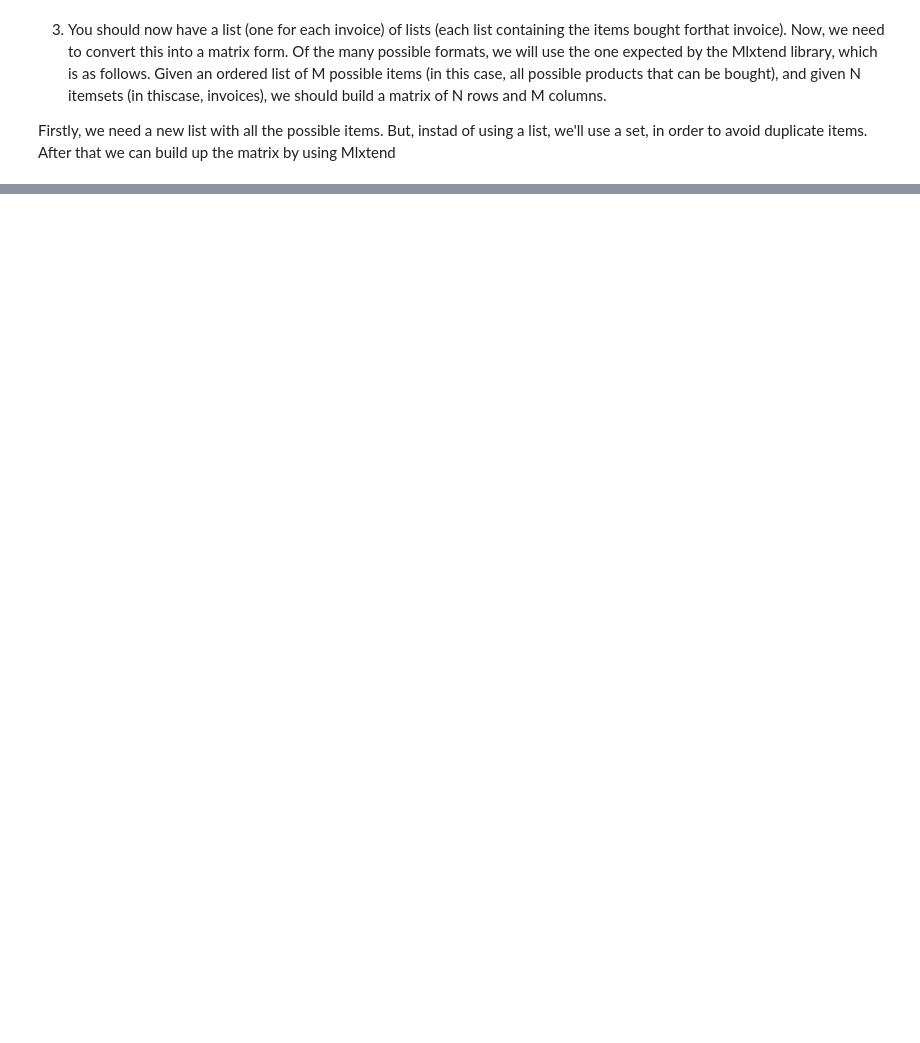
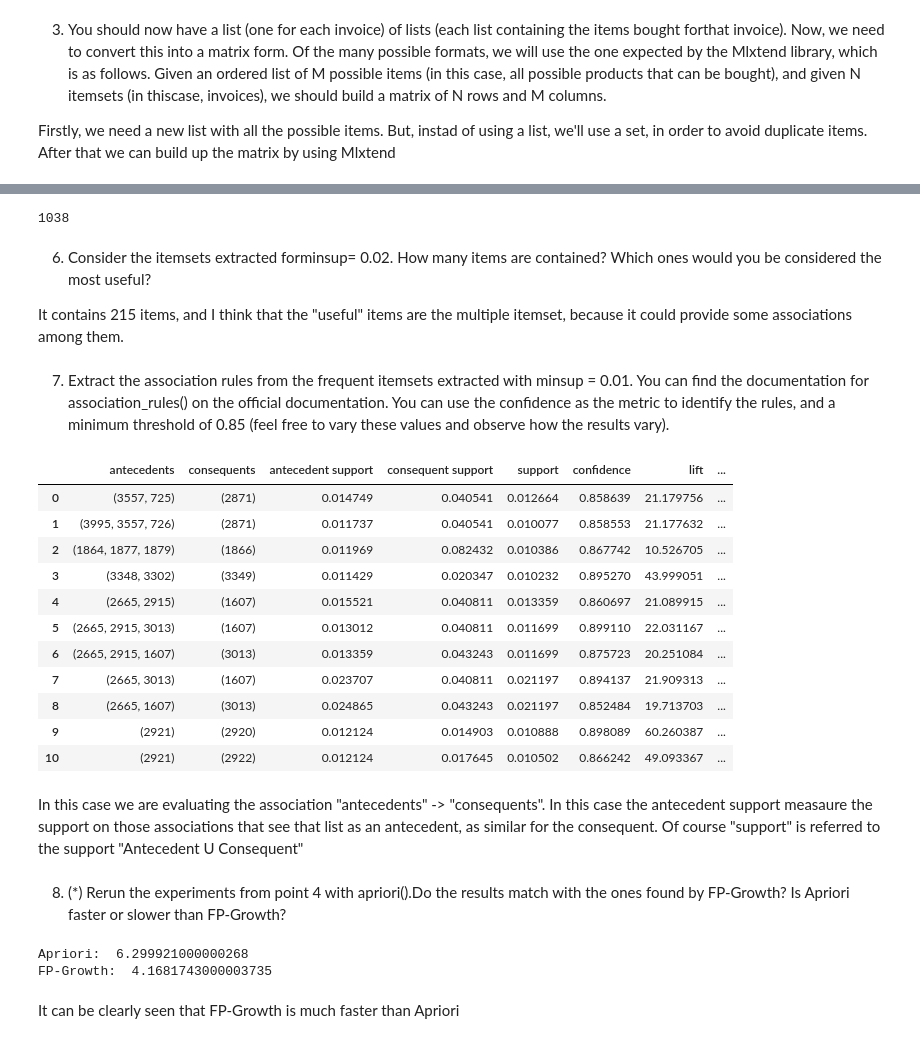
Before and after one commit to francescodisalvo05/Data-Science-Lab-Exercises, a Jupyter notebook: Notebooks/3-Laboratory-22-10-2020.ipynb, the cells around one changed output, grey strips where cells are left out. Drawn from its saved outputs; the diff is of its cells as text; code cells hidden in the pictures; blank space fills up the shorter version.

```diff
--- a/Notebooks/3-Laboratory-22-10-2020.ipynb
+++ b/Notebooks/3-Laboratory-22-10-2020.ipynb
@@ -53,14 +50,11 @@ dict.appen
 # %%
 invoices = {}
 
-# add the first transaction item
-transactions.append([OR_dataset[0][2]])
-
-for i,transaction in enumerate(OR_dataset[1:],start=1):
+for i,transaction in enumerate(OR_dataset):
     """
-        if the current transaction record has the same ID
-        of the previous one, add it to the last bucket of
-        transactions
+        if invoices contains already a set of items for
+        that transaction, it will be added, otherwise
+        I'll define another keyword in the dictionary
     """
     if transaction[0] not in invoices:
         invoices[transaction[0]] = [transaction[2]]
@@ -104,0 +100,2 @@ matrix
+# %%
+matrix = [ [ int(x in row) for x in items  ] for row in invoices.values() ]
@@ -104,0 +108,4 @@ matrix
+# %%
+import pandas as pd
+
+df = pd.DataFrame(data=matrix, columns=items)
@@ -104,0 +173,44 @@ matrix
+# %%
+fi_01 = fpgrowth(df, 0.01)
+print(len(fi_01))
+# %% [output]
+1038
+# %% [markdown]
+6. Consider the itemsets extracted forminsup= 0.02. How many items are contained? Which ones would you be considered the most useful?
+
+It contains 215 items, and I think that the "useful" items are the multiple itemset, because it could provide some associations among them.
+# %% [markdown]
+7. Extract the association rules from the frequent itemsets extracted with minsup = 0.01. You can find the documentation for association_rules() on the official documentation. You can use the confidence as the metric to identify the rules, and a minimum threshold of 0.85 (feel free to vary these values and observe how the results vary).
+# %%
+from mlxtend.frequent_patterns import association_rules
+
+association_rules(fi_01,'confidence', 0.85)
+# %% [output]
+|  | antecedents | consequents | antecedent support | consequent support | support | confidence | lift | ... |
+| 0 | (3557, 725) | (2871) | 0.014749 | 0.040541 | 0.012664 | 0.858639 | 21.179756 | ... |
+| 1 | (3995, 3557, 726) | (2871) | 0.011737 | 0.040541 | 0.010077 | 0.858553 | 21.177632 | ... |
+| 2 | (1864, 1877, 1879) | (1866) | 0.011969 | 0.082432 | 0.010386 | 0.867742 | 10.526705 | ... |
+| 3 | (3348, 3302) | (3349) | 0.011429 | 0.020347 | 0.010232 | 0.895270 | 43.999051 | ... |
+| 4 | (2665, 2915) | (1607) | 0.015521 | 0.040811 | 0.013359 | 0.860697 | 21.089915 | ... |
+| 5 | (2665, 2915, 3013) | (1607) | 0.013012 | 0.040811 | 0.011699 | 0.899110 | 22.031167 | ... |
+| 6 | (2665, 2915, 1607) | (3013) | 0.013359 | 0.043243 | 0.011699 | 0.875723 | 20.251084 | ... |
+| 7 | (2665, 3013) | (1607) | 0.023707 | 0.040811 | 0.021197 | 0.894137 | 21.909313 | ... |
+| 8 | (2665, 1607) | (3013) | 0.024865 | 0.043243 | 0.021197 | 0.852484 | 19.713703 | ... |
+| 9 | (2921) | (2920) | 0.012124 | 0.014903 | 0.010888 | 0.898089 | 60.260387 | ... |
+| 10 | (2921) | (2922) | 0.012124 | 0.017645 | 0.010502 | 0.866242 | 49.093367 | ... |
+# %% [markdown]
+In this case we are evaluating the association "antecedents" -> "consequents". In this case the antecedent support measaure the support on those associations that see that list as an antecedent, as similar for the consequent. Of course "support" is referred to the support "Antecedent U Consequent"
+# %% [markdown]
+8. (*) Rerun the experiments from point 4 with apriori().Do the results match with the ones found by FP-Growth? Is Apriori faster or slower than FP-Growth?
+# %%
+import timeit
+from mlxtend.frequent_patterns import apriori
+
+# number=1 means that it executes the function only once
+print("Apriori: ",timeit.timeit(lambda: apriori(df, 0.02), number=1))
+print("FP-Growth: ",timeit.timeit(lambda: fpgrowth(df, 0.02), number=1))
+# %% [output]
+Apriori:  6.299921000000268
+FP-Growth:  4.1681743000003735
+# %% [markdown]
+It can be clearly seen that FP-Growth is much faster than Apriori
```
Also changed, not shown: parts of 13 cells of this notebook.
